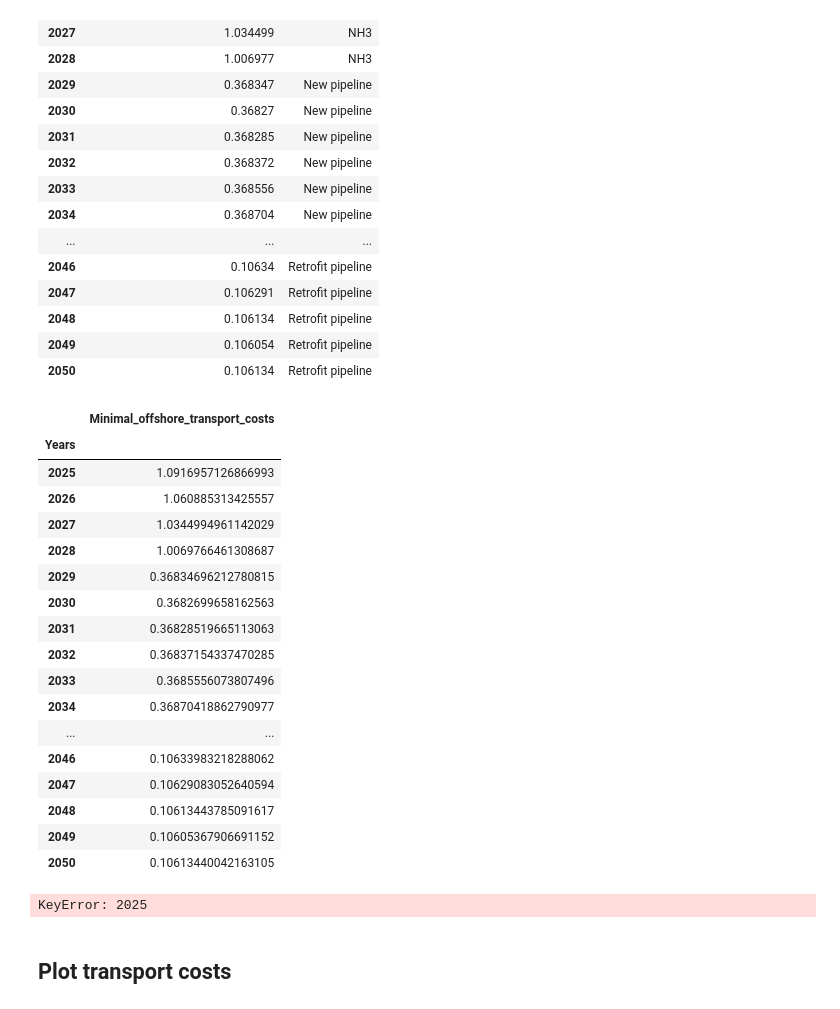
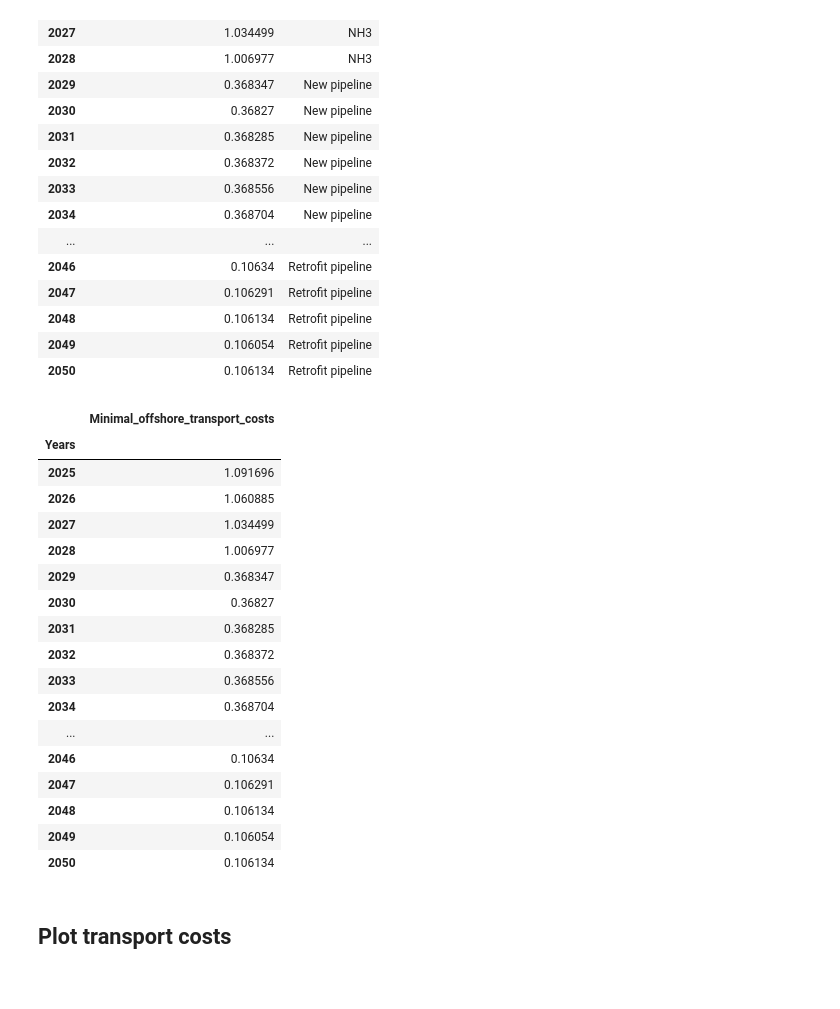
Before and after one commit to ReuterJakob/H2_pathways_repo, a Jupyter notebook: notebooks/Cost/Supply_Cost.ipynb, the cells around one changed output. Drawn from its saved outputs; the diff is of its cells as text; code cells hidden in the pictures.

Commit message:
added technology choice

```diff
--- a/notebooks/Cost/Supply_Cost.ipynb
+++ b/notebooks/Cost/Supply_Cost.ipynb
@@ -424,29 +417,46 @@ result
 | 2048 | 0.106134 | Retrofit pipeline |
 | 2049 | 0.106054 | Retrofit pipeline |
 | 2050 | 0.106134 | Retrofit pipeline |
+# %%
+years = np.arange(2025, 2051)
+result = pd.DataFrame(index=years, columns=['Minimal_offshore_transport_costs'])
+result.index.name = 'Years'
+# %%
+for year in years:
+
+    # get all costs
+    TC_pipe_new = float(pipe_new_off.loc[year]['New_Pipeline_costs_off'])
+
+    TC_pipe_retro = float(pipe_retro_off.loc[year]['Retrofit_pipeline_costs_off'])
+
+    TC_LH2 = float(LH2.loc[year]['LH2_transport_costs'])
+
+    TC_NH3 = float(NH3.loc[year]['LNH3_transport_costs'])
+
+    result.Minimal_offshore_transport_costs.loc[year] = choose_minimal_transport_costs()
+
+result
+# %% [output]
+|  | Minimal_offshore_transport_costs |
+| Years |  |
+| 2025 | 1.091696 |
+| 2026 | 1.060885 |
+| 2027 | 1.034499 |
+| 2028 | 1.006977 |
+| 2029 | 0.368347 |
+| 2030 | 0.36827 |
+| 2031 | 0.368285 |
+| 2032 | 0.368372 |
+| 2033 | 0.368556 |
+| 2034 | 0.368704 |
+| ... | ... |
+| 2046 | 0.10634 |
+| 2047 | 0.106291 |
+| 2048 | 0.106134 |
+| 2049 | 0.106054 |
+| 2050 | 0.106134 |
 # %%
 # Create csv file from results dataframe
 path = r'/Users/jakob/PycharmProjects/H2_pathways_repo/data/processed'
 output_file = os.path.join(path, 'Minimal_offshore_transport_costs.csv')
 result.to_csv(output_file, sep=';')
-# %%
-mtc
-# %% [output]
-|  | Minimal_offshore_transport_costs |
-| Years |  |
-| 2025 | 1.0916957126866993 |
-| 2026 | 1.060885313425557 |
-| 2027 | 1.0344994961142029 |
-| 2028 | 1.0069766461308687 |
-| 2029 | 0.36834696212780815 |
-| 2030 | 0.3682699658162563 |
-| 2031 | 0.36828519665113063 |
-| 2032 | 0.36837154337470285 |
-| 2033 | 0.3685556073807496 |
-| 2034 | 0.36870418862790977 |
-| ... | ... |
-| 2046 | 0.10633983218288062 |
-| 2047 | 0.10629083052640594 |
-| 2048 | 0.10613443785091617 |
-| 2049 | 0.10605367906691152 |
-| 2050 | 0.10613440042163105 |
@@ -459,11 +463,2 @@ def choose_minimal_transport_costs_technology():
-# %%
-for year in years:
-
-
-    result.Technology.loc[year] = choose_minimal_transport_costs_technology()
-
-result
-# %% [output]
-KeyError: 2025
 # %% [markdown]
 ## Plot transport costs
```
Also changed, not shown: parts of 6 cells of this notebook.
